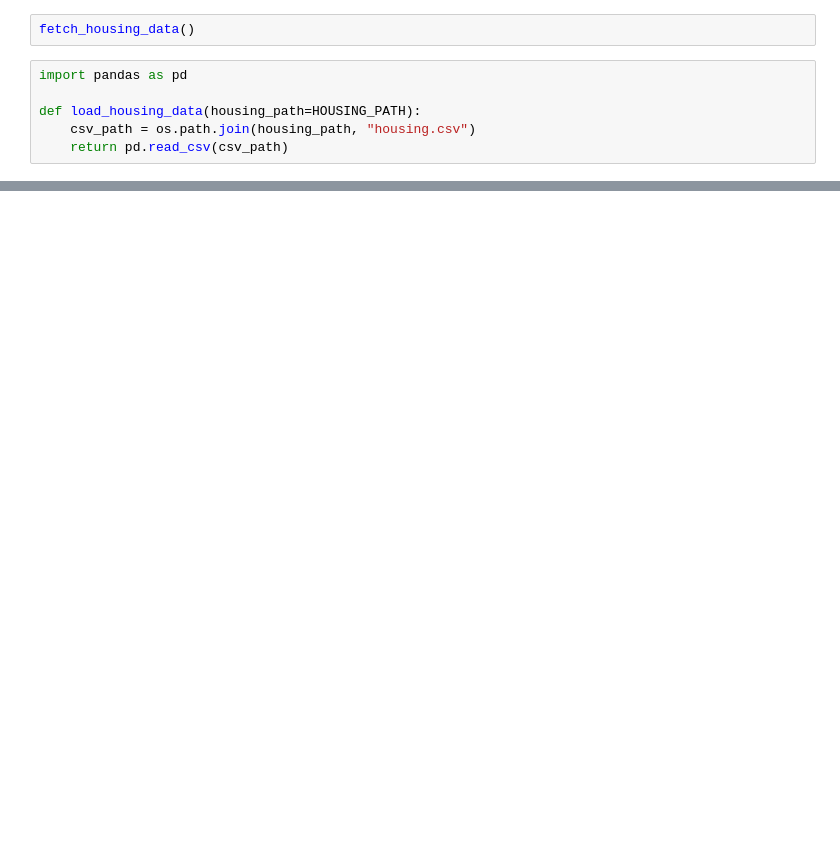
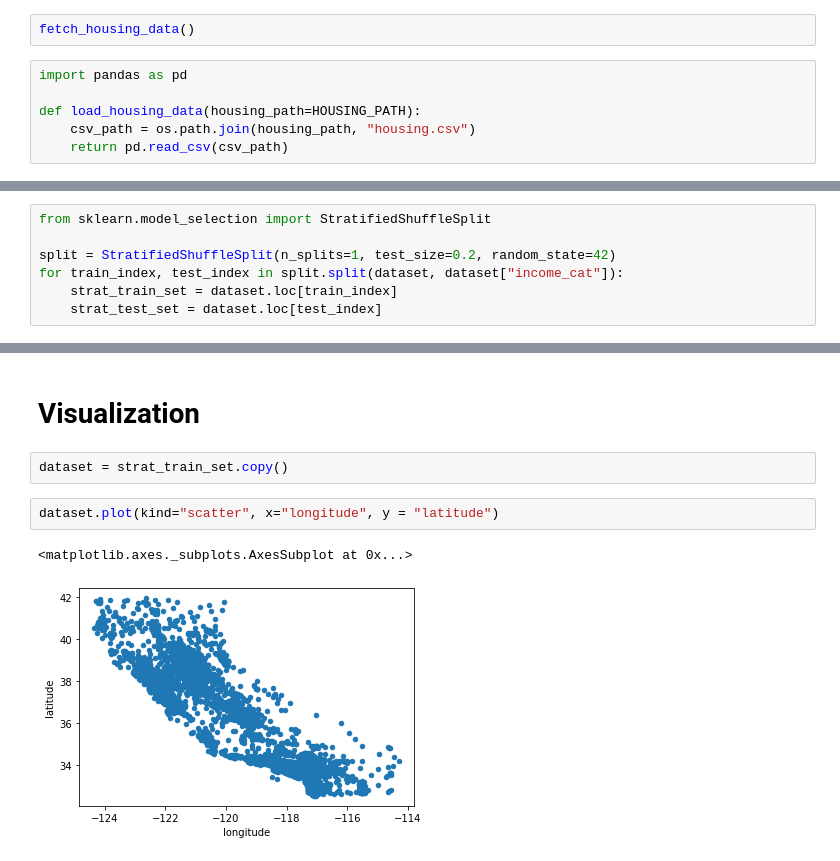
Before and after one commit to Mystery01092000/Tensorflow-Practice, a Jupyter notebook: Housing.ipynb, the cells around one changed output, grey strips where cells are left out. Drawn from its saved outputs; the diff is of its cells as text; blank space fills up the shorter version.

```diff
--- a/Housing.ipynb
+++ b/Housing.ipynb
@@ -28,0 +113,7 @@ dataset.head()
+# %%
+from sklearn.model_selection import StratifiedShuffleSplit
+
+split = StratifiedShuffleSplit(n_splits=1, test_size=0.2, random_state=42)
+for train_index, test_index in split.split(dataset, dataset["income_cat"]):
+    strat_train_set = dataset.loc[train_index]
+    strat_test_set = dataset.loc[test_index]
@@ -28,0 +160,9 @@ dataset.head()
+# %% [markdown]
+# Visualization
+# %%
+dataset = strat_train_set.copy()
+# %%
+dataset.plot(kind="scatter", x="longitude", y = "latitude")
+# %% [output]
+<matplotlib.axes._subplots.AxesSubplot at 0x...>
+[figure, added]
```
Also changed, not shown: parts of 26 cells of this notebook, 1 other file.
